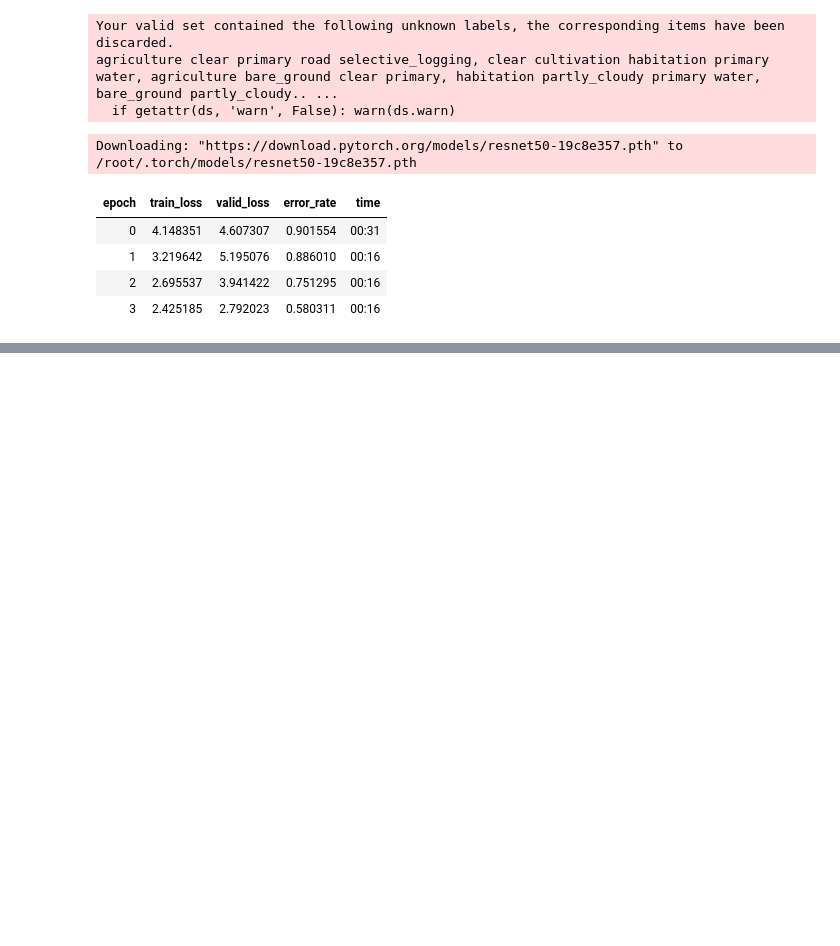
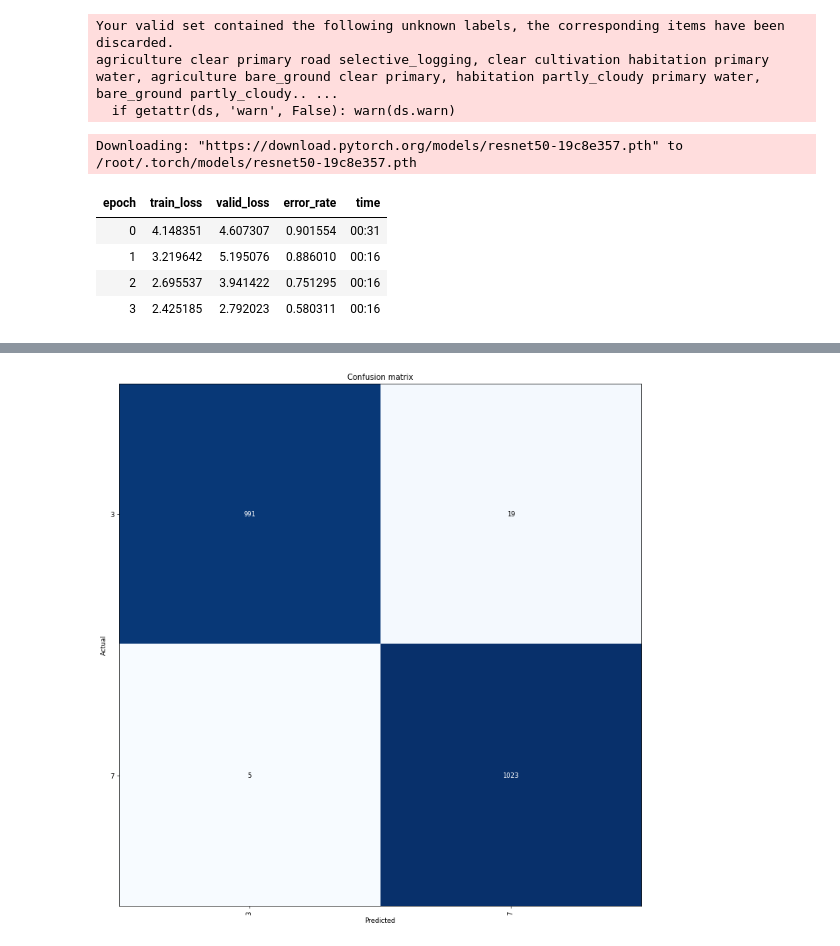
Before and after one commit to nishizaki0327/fastai, a Jupyter notebook: Lesson1.ipynb, the cells around one changed output, grey strips where cells are left out. Drawn from its saved outputs; the diff is of its cells as text; code cells hidden in the pictures; blank space fills up the shorter version.

```diff
--- a/Lesson1.ipynb
+++ b/Lesson1.ipynb
@@ -439,0 +467,4 @@ learn.fit_one_cycle(4)
+# %%
+interp.plot_confusion_matrix(figsize=(12, 12), dpi=60)
+# %% [output]
+[figure, added]
```
Also changed, not shown: parts of 18 cells of this notebook.
